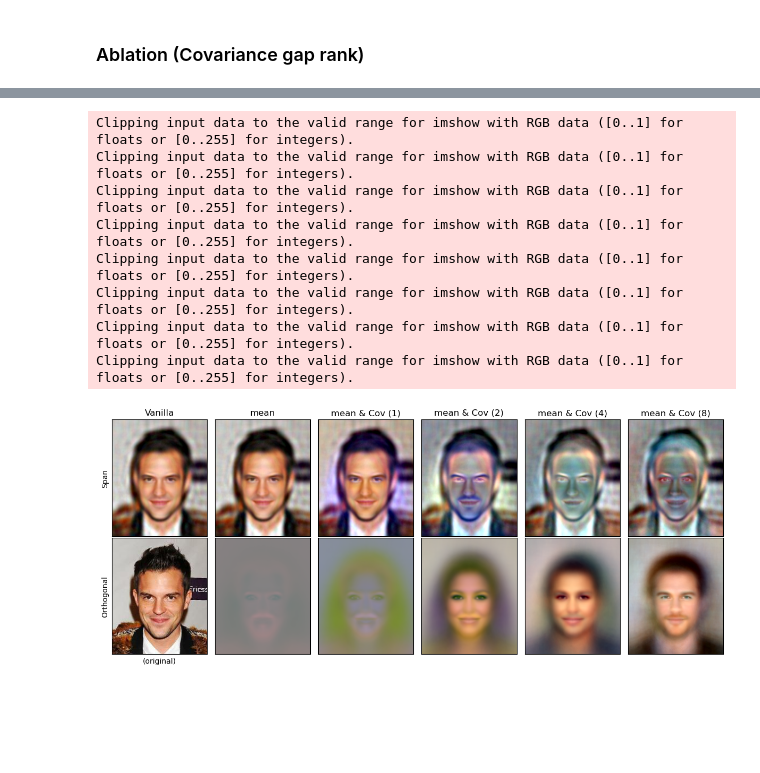
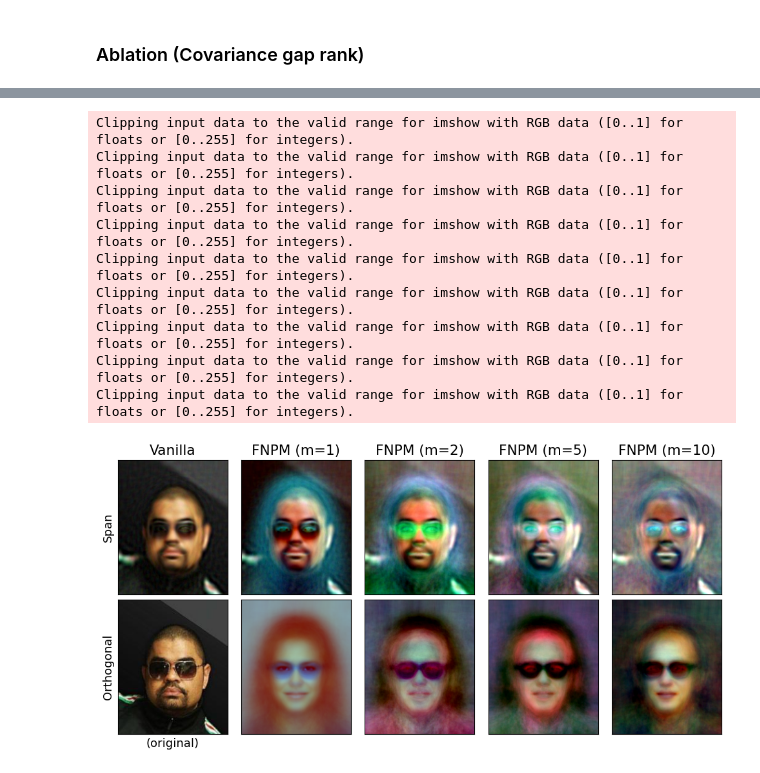
Before and after one commit to HanseulJo/fair-streaming-pca, a Jupyter notebook: celeba_fair_streaming_pca/FairStreamingPCA_CelebA_rankAblation.ipynb, the cells around one changed output, grey strips where cells are left out. Cells and saved outputs as stored; diff of their text form; code cells hidden in the pictures; blank space fills up the shorter version.

```diff
--- a/celeba_fair_streaming_pca/FairStreamingPCA_CelebA_rankAblation.ipynb
+++ b/celeba_fair_streaming_pca/FairStreamingPCA_CelebA_rankAblation.ipynb
@@ -18,9 +18,9 @@ image_size = 80
 batch_size_train = 1000
 batch_size_val = 1000
 num_workers = 0
-shuffle_loader = False
+shuffle_loader = True
 root = 'datasets/'
-TARGET_ATTR = 'Young' #'Wearing_Hat', 'Bald', 'Bangs', 'Eyeglasses', 'Male', 'No_Beard', 'Smiling', 'Young',
+TARGET_ATTR = 'Eyeglasses' #'Wearing_Hat', 'Bald', 'Bangs', 'Eyeglasses', 'Male', 'No_Beard', 'Smiling', 'Young',
 # %%
 ATTR = "5_o_Clock_Shadow Arched_Eyebrows Attractive Bags_Under_Eyes Bald Bangs Big_Lips Big_Nose Black_Hair Blond_Hair Blurry Brown_Hair Bushy_Eyebrows Chubby Double_Chin Eyeglasses Goatee Gray_Hair Heavy_Makeup High_Cheekbones Male Mouth_Slightly_Open Mustache Narrow_Eyes No_Beard Oval_Face Pale_Skin Pointy_Nose Receding_Hairline Rosy_Cheeks Sideburns Smiling Straight_Hair Wavy_Hair Wearing_Earrings Wearing_Hat Wearing_Lipstick Wearing_Necklace Wearing_Necktie Young"
 ATTR = {attr: attr_idx for attr_idx, attr in enumerate(ATTR.split(' '))}
@@ -39,13 +39,13 @@ transform = transforms.Compose([
     transforms.Normalize((0.5,), (0.5,))
 ])
 
-order = list(range(160000))
+# order = list(range(1600))
 # import random
 # random.seed(1)
 # random.shuffle(order)
 
-dataset_train = Subset(CelebA(root=root, split='train', transform=transform, target_type='attr', download=False), order)
-# dataset_train = CelebA(root=root, split='train', transform=transform, target_type='attr', download=False)
+# dataset_train = Subset(CelebA(root=root, split='train', transform=transform, target_type='attr', download=False), order)
+dataset_train = CelebA(root=root, split='train', transform=transform, target_type='attr', download=False)
 dataset_val = CelebA(root=root, split='valid', transform=transform, target_type='attr', download=False)
 # %%
 loader_train = DataLoader(dataset=dataset_train, batch_size=batch_size_train, shuffle=shuffle_loader, num_workers=num_workers, drop_last=False)
@@ -101,7 +101,8 @@ print(attr_false_list_val)
 from fair_streaming_pca_pytorch import FairStreamingPCA
 
 rank_list = [
-    0, 'mean', 1, 2, 4, 8,
+    # 0, 2, 10, 100
+    0, 1, 2, 5, 10
 ]
 n_iter = 5
 block_size = len(dataset_train) // n_iter
@@ -114,20 +115,21 @@ exp_var_1_list = []
 for r in rank_list:
     pca = FairStreamingPCA(TARGET_ATTR, device='mps')
     pca.fit(
-        loader=loader_train,
+        dataset=dataset_train,
         target_unfair_dim=r,
-        target_pca_dim=400,
+        target_pca_dim=1000,
         n_iter_unfair=n_iter,
         n_iter_pca=n_iter,
         block_size_unfair=block_size,
         block_size_pca=block_size,
+        batch_size=1000,
         constraint='mean' if r=='mean' else ('all' if r > 0 else 'vanilla'),
         verbose=False,
-        seed=1
+        seed=0
     )
     V_list.append(pca.V.cpu())
     N_list.append(pca.N.cpu())
-    pca.transform(loader=loader_val,)
-    exp_var_list.append(pca.explained_variance_ratio)
-    exp_var_0_list.append(pca.explained_variance_ratio_group[0])
-    exp_var_1_list.append(pca.explained_variance_ratio_group[1])
+    # pca.transform(loader=loader_val,)
+    # exp_var_list.append(pca.explained_variance_ratio)
+    # exp_var_0_list.append(pca.explained_variance_ratio_group[0])
+    # exp_var_1_list.append(pca.explained_variance_ratio_group[1])
@@ -144,10 +142,20 @@ plt.savefig('figures/RankAblation_all1_expvar.pdf')
 # %%
+from fair_streaming_pca_pytorch import FairStreamingPCA
+
+rank_list = [
+    # 0, 2, 10, 100
+    0, 1, 2, 5, 10,# 50, 100, 200,
+]
+pca = FairStreamingPCA(TARGET_ATTR, device='mps')
+plt.rcParams['font.size']=13
 fig, axes = plt.subplots(2, len(rank_list), figsize=(2*len(rank_list), 5))
 axes[0][0].set_ylabel('Span')
 axes[1][0].set_ylabel('Orthogonal')
+pca.device = 'mps'
 
-index = 32
+index = 200
 img, _ = dataset_val[index]
+# for i, (j, r) in enumerate(zip([0,2,3,4],rank_list)):
 for i, r in enumerate(rank_list):
     pca.V = V_list[i].to(pca.device)
     projected = pca.transform(img).cpu()
@@ -155,33 +163,34 @@ for i, r in enumerate(rank_list):
     if r == 0:
         axes[0][i].title.set_text(f'Vanilla')
     elif r == 'mean':
         axes[0][i].title.set_text(f'mean')
     else:
-        axes[0][i].title.set_text(f'mean & Cov ({r})')
+        axes[0][i].title.set_text(f'FNPM (m={r})')
     axes[0][i].get_xaxis().set_ticks([])
     axes[0][i].get_yaxis().set_ticks([])
     if r == 'mean' or r > 0 :
         pca.V = N_list[i].to(pca.device)
         orthogonal = pca.transform(img).cpu()
         im_show(orthogonal[0], axes[1][i])
     else:
         im_show(img, axes[1][i]) # original
         axes[1][i].set_xlabel('(original)')
 
     axes[1][i].get_xaxis().set_ticks([])
     axes[1][i].get_yaxis().set_ticks([])
 
 fig.tight_layout()
-# fig.savefig('figures/RankAblation_all.pdf')
+fig.savefig('figures/rank_ablation_celeba.pdf')
 # fig.savefig(f'figures/RankAblation_all_false{index}.pdf')
 # fig.savefig(f'figures/RankAblation_all_true{index}.pdf')
 # %% [output]
 Clipping input data to the valid range for imshow with RGB data ([0..1] for floats or [0..255] for integers).
 Clipping input data to the valid range for imshow with RGB data ([0..1] for floats or [0..255] for integers).
 Clipping input data to the valid range for imshow with RGB data ([0..1] for floats or [0..255] for integers).
 Clipping input data to the valid range for imshow with RGB data ([0..1] for floats or [0..255] for integers).
 Clipping input data to the valid range for imshow with RGB data ([0..1] for floats or [0..255] for integers).
 Clipping input data to the valid range for imshow with RGB data ([0..1] for floats or [0..255] for integers).
 Clipping input data to the valid range for imshow with RGB data ([0..1] for floats or [0..255] for integers).
 Clipping input data to the valid range for imshow with RGB data ([0..1] for floats or [0..255] for integers).
+Clipping input data to the valid range for imshow with RGB data ([0..1] for floats or [0..255] for integers).
-[figure, old version]
+[figure, new version]
```
Also changed, not shown: parts of 8 cells of this notebook, 6 other files.
